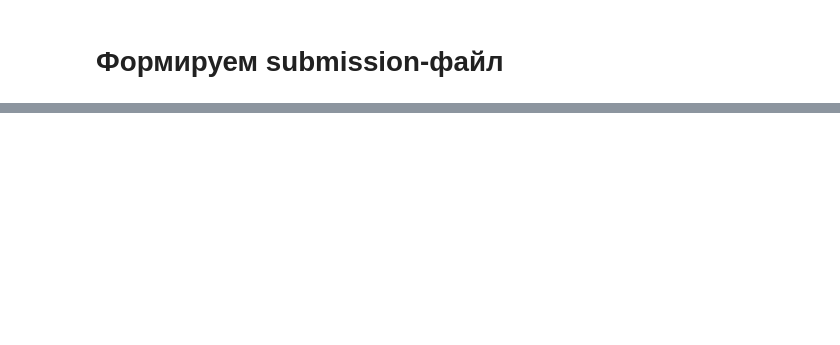
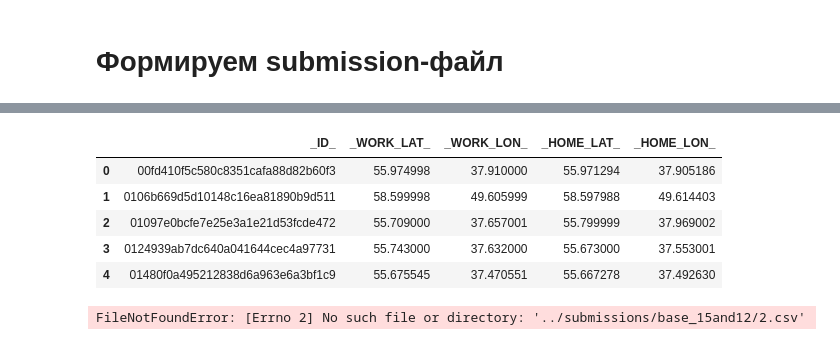
Before and after one commit to vasyarv/raif, a Jupyter notebook: notebooks/best_2.ipynb, the cells around one changed output, grey strips where cells are left out. Saved outputs shown, nothing was run; the diff lists cells and outputs as text; code cells hidden in the pictures; blank space fills up the shorter version.

```diff
--- a/notebooks/best_2.ipynb
+++ b/notebooks/best_2.ipynb
@@ -999,0 +1140,18 @@ submission.to_csv('../submissions/base_15_62_34.csv', index=None)
+# %%
+submission_2.head()
+# %% [output]
+|  | _ID_ | _WORK_LAT_ | _WORK_LON_ | _HOME_LAT_ | _HOME_LON_ |
+| 0 | 00fd410f5c580c8351cafa88d82b60f3 | 55.974998 | 37.910000 | 55.971294 | 37.905186 |
+| 1 | 0106b669d5d10148c16ea81890b9d511 | 58.599998 | 49.605999 | 58.597988 | 49.614403 |
+| 2 | 01097e0bcfe7e25e3a1e21d53fcde472 | 55.709000 | 37.657001 | 55.799999 | 37.969002 |
+| 3 | 0124939ab7dc640a041644cec4a97731 | 55.743000 | 37.632000 | 55.673000 | 37.553001 |
+| 4 | 01480f0a495212838d6a963e6a3bf1c9 | 55.675545 | 37.470551 | 55.667278 | 37.492630 |
+# %%
+submission_3 = submission_2.copy()
+submission_3['_WORK_LAT_'] = (submission['_WORK_LAT_'] + submission_2['_WORK_LAT_'])/2
+submission_3['_WORK_LON_'] = (submission['_WORK_LON_'] + submission_2['_WORK_LON_'])/2
+submission_3['_HOME_LAT_'] = (submission['_HOME_LAT_'] + submission_2['_HOME_LAT_'])/2
+submission_3['_HOME_LON_'] = (submission['_HOME_LON_'] + submission_2['_HOME_LON_'])/2
+submission_3.to_csv('../submissions/base_15and12/2.csv', index=None)
+# %% [output]
+FileNotFoundError: [Errno 2] No such file or directory: '../submissions/base_15and12/2.csv'
```
Also changed, not shown: parts of 26 cells of this notebook.
